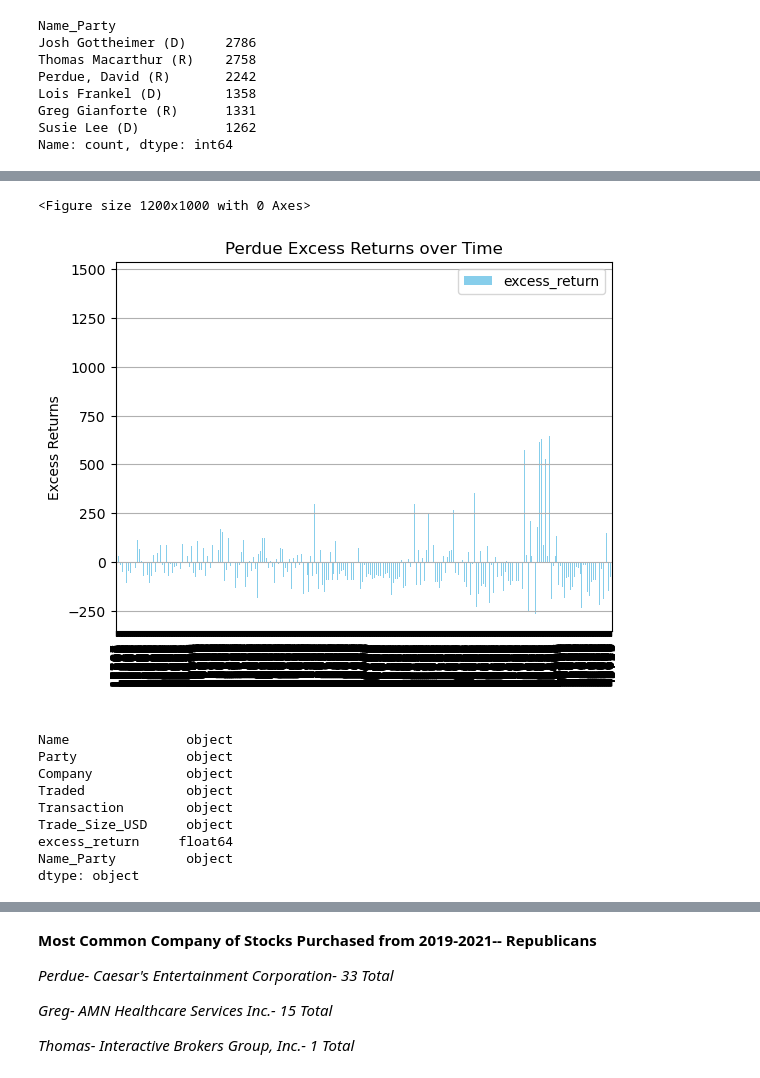
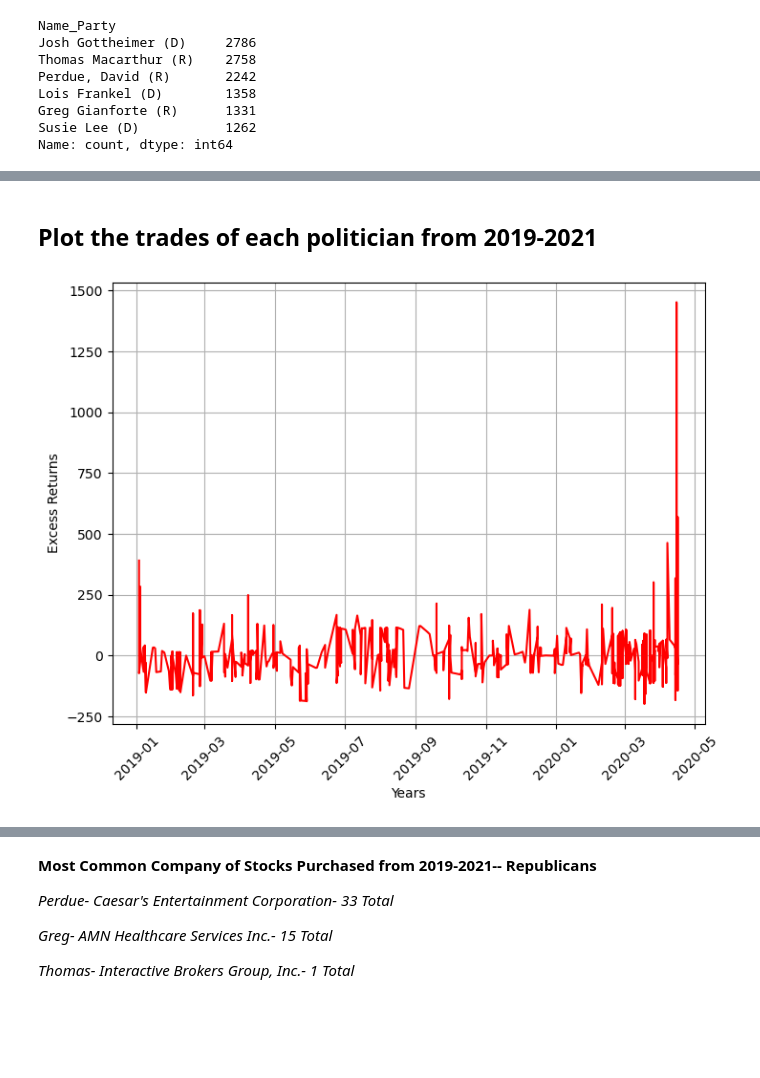
Before and after one commit to tsjohns9/ai-project-1, a Jupyter notebook: trev.ipynb, the cells around one changed output, grey strips where cells are left out. Drawn from its saved outputs; the diff is of its cells as text; code cells hidden in the pictures; blank space fills up the shorter version.

Commit message:
Excess return for highest performing politicians (#15)

```diff
--- a/trev.ipynb
+++ b/trev.ipynb
@@ -38,8 +24,10 @@ display(x_df.head())
 # %%
+# Clean the data by keeping the needed columns
 x_df_clean = x_df[['Name','Party', 'Company','Traded', 'Transaction', 'Trade_Size_USD', 'excess_return']]
 x_df_clean['excess_return'] = x_df_clean['excess_return'].fillna(0).round(2)
 x_df_clean['excess_return'] = x_df_clean['excess_return'].round(2)
 x_df_clean['Traded'] = pd.to_datetime(x_df_clean['Traded'])
+x_df_clean = x_df_clean[x_df_clean['Party'].isin(['D', 'R'])]
 display(x_df_clean.head())
 display(x_df_clean.tail())
 # %% [output]
@@ -167,3 +134,13 @@ df_perdue = x_df_clean[x_df_clean['Name_Party'] == 'Perdue, David (R)']
 df_lois = x_df_clean[x_df_clean['Name_Party'] == 'Lois Frankel (D)']
 df_greg = x_df_clean[x_df_clean['Name_Party'] == 'Greg Gianforte (R)']
 df_susie = x_df_clean[x_df_clean['Name_Party'] == 'Susie Lee (D)']
+
+top6_traded_df = pd.concat([
+    df_josh,
+    df_thomas,
+    df_perdue,
+    df_lois,
+    df_greg,
+    df_susie
+], ignore_index=True)
+top6_traded_df
@@ -178,0 +151,3 @@ display(df_perdue.head())
+# %%
+top6_traded_19_21 = top6_traded_df[(top6_traded_df['Traded'] >= '2019-01-01') & (top6_traded_df['Traded'] <= '2021-12-31')]
+top6_traded_19_21
@@ -179,23 +168,19 @@ display(df_perdue.head())
+# %%
+josh_fil = top6_traded_19_21[top6_traded_19_21['Name_Party'] == 'Josh Gottheimer (D)']
+thomas_fil = top6_traded_19_21[top6_traded_19_21['Name_Party'] == 'Thomas Macarthur (R)']
+perdue_fil = top6_traded_19_21[top6_traded_19_21['Name_Party'] == 'Perdue, David (R)']
+lois_fil = top6_traded_19_21[top6_traded_19_21['Name_Party'] == 'Lois Frankel (D)']
+greg_fil = top6_traded_19_21[top6_traded_19_21['Name_Party'] == 'Greg Gianforte (R)']
+susie_fil = top6_traded_19_21[top6_traded_19_21['Name_Party'] == 'Susie Lee (D)']
+# %% [markdown]
+## Plot the trades of each politician from 2019-2021
 # %%
-plt.figure(figsize=(12, 10))
-df_perdue.plot(kind='bar', color='skyblue')
-plt.title('Perdue Excess Returns over Time')
-plt.xlabel(' ')
+plt.figure(figsize=(8,6))
+plt.plot(perdue_fil['Traded'], perdue_fil['excess_return'], color='r')
+plt.grid(True)
+plt.xlabel('Years')
 plt.ylabel('Excess Returns')
-plt.grid(axis='y')
+plt.xticks(rotation=45)
 plt.show()
 # %% [output]
-<Figure size 1200x1000 with 0 Axes>
-[figure, old version]
+[figure, new version]
-# %%
-df_perdue.dtypes
-# %% [output]
-Name               object
-Party              object
-Company            object
-Traded             object
-Transaction        object
-Trade_Size_USD     object
-excess_return     float64
-Name_Party         object
-dtype: object
```
Also changed, not shown: parts of 69 cells of this notebook.
